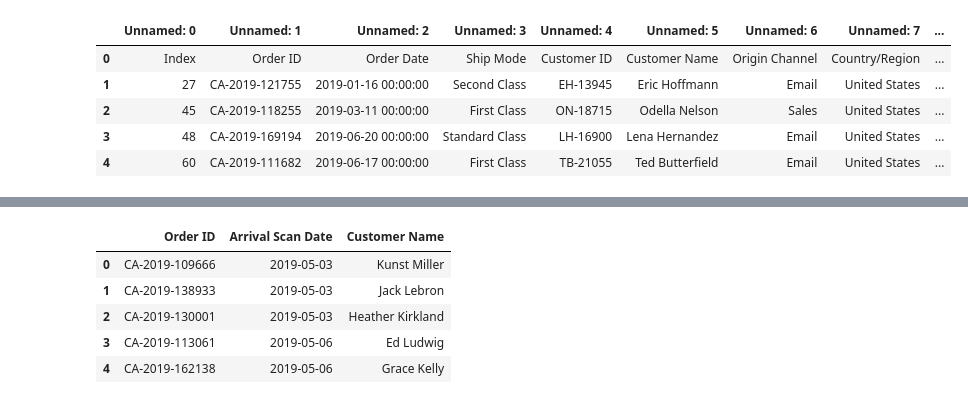
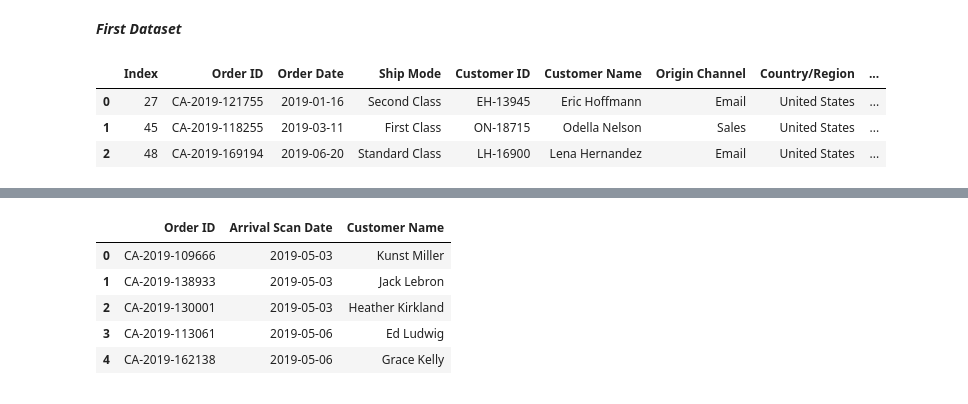
Before and after one commit to fru-s/Muesli_Project, a Jupyter notebook: muesli_project.ipynb, the cells around one changed output, grey strips where cells are left out. Saved outputs shown, nothing was run; the diff lists cells and outputs as text; code cells hidden in the pictures.

Commit message:
final version muesli project

```diff
--- a/muesli_project.ipynb
+++ b/muesli_project.ipynb
@@ -23,10 +15,10 @@ import pandas as pd
+# %% [markdown]
+***First Dataset***
 # %%
-orders_raw = pd.read_excel('data/Muesli Project raw data.xlsx', sheet_name='Orders')
-orders_raw.head()
+orders_raw = pd.read_excel('data/Muesli Project raw data.xlsx', sheet_name='Orders', header = 1)
+orders_raw.head(3)
 # %% [output]
-|  | Unnamed: 0 | Unnamed: 1 | Unnamed: 2 | Unnamed: 3 | Unnamed: 4 | Unnamed: 5 | Unnamed: 6 | Unnamed: 7 | ... |
-| 0 | Index | Order ID | Order Date | Ship Mode | Customer ID | Customer Name | Origin Channel | Country/Region | ... |
-| 1 | 27 | CA-2019-121755 | 2019-01-16 00:00:00 | Second Class | EH-13945 | Eric Hoffmann | Email | United States | ... |
-| 2 | 45 | CA-2019-118255 | 2019-03-11 00:00:00 | First Class | ON-18715 | Odella Nelson | Sales | United States | ... |
-| 3 | 48 | CA-2019-169194 | 2019-06-20 00:00:00 | Standard Class | LH-16900 | Lena Hernandez | Email | United States | ... |
-| 4 | 60 | CA-2019-111682 | 2019-06-17 00:00:00 | First Class | TB-21055 | Ted Butterfield | Email | United States | ... |
+|  | Index | Order ID | Order Date | Ship Mode | Customer ID | Customer Name | Origin Channel | Country/Region | ... |
+| 0 | 27 | CA-2019-121755 | 2019-01-16 | Second Class | EH-13945 | Eric Hoffmann | Email | United States | ... |
+| 1 | 45 | CA-2019-118255 | 2019-03-11 | First Class | ON-18715 | Odella Nelson | Sales | United States | ... |
+| 2 | 48 | CA-2019-169194 | 2019-06-20 | Standard Class | LH-16900 | Lena Hernandez | Email | United States | ... |
```
Also changed, not shown: parts of 131 cells of this notebook.
